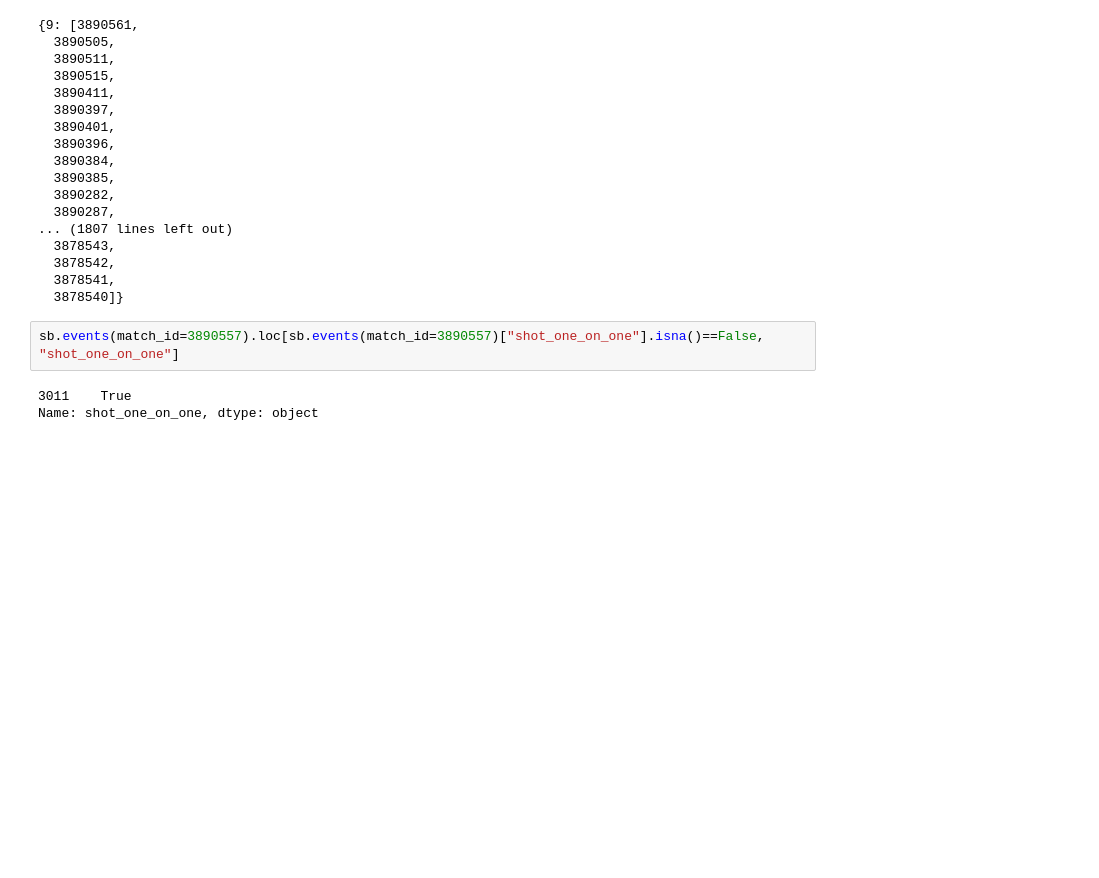
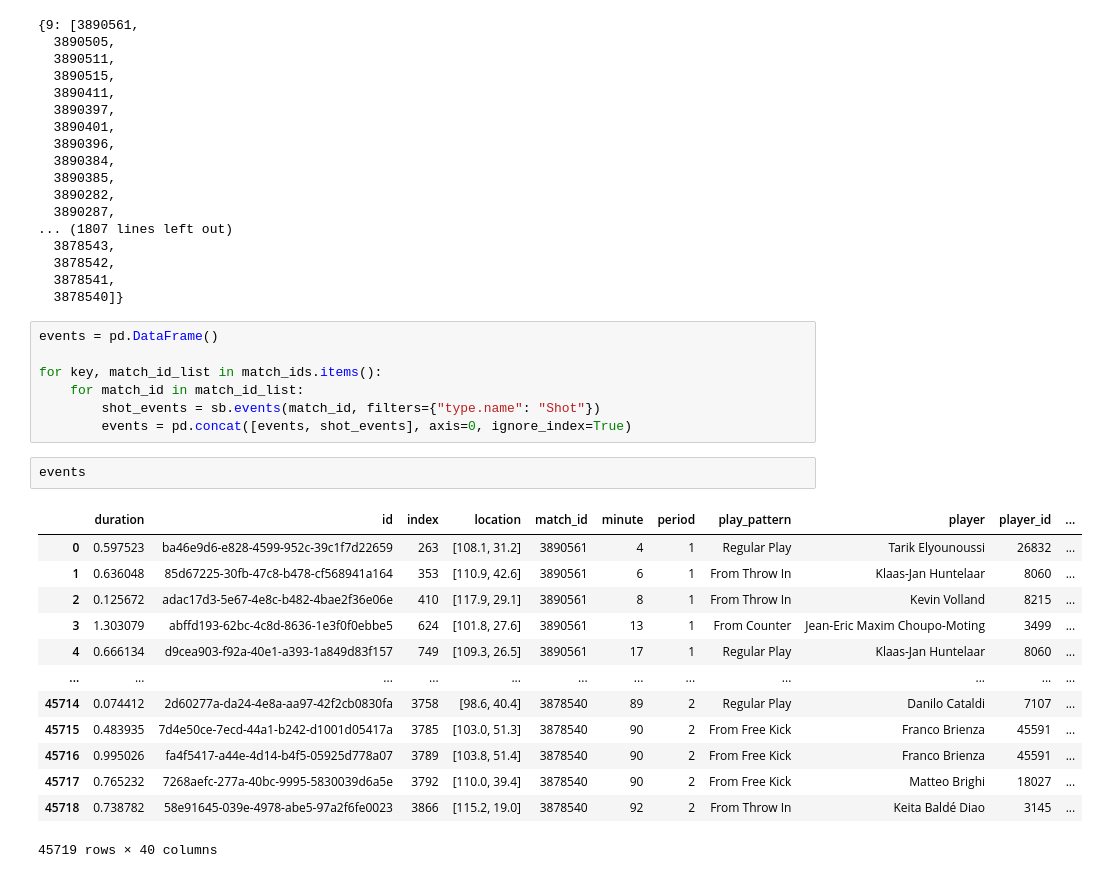
Before and after one commit to kaspar-soukup/expected_goals, a Jupyter notebook: Expected-Goals/notebooks/Getting_data.ipynb, the cells around one changed output. Saved outputs shown, nothing was run; the diff lists cells and outputs as text; blank space fills up the shorter version.

Commit message:
new data loading and eda code

```diff
--- a/Expected-Goals/notebooks/Getting_data.ipynb
+++ b/Expected-Goals/notebooks/Getting_data.ipynb
@@ -70,11 +77,29 @@ match_ids
   3878542,
   3878541,
   3878540]}
-# %%
-sb.events(match_id=3890557).loc[sb.events(match_id=3890557)["shot_one_on_one"].isna()==False, "shot_one_on_one"]
-# %% [output]
-3011    True
-Name: shot_one_on_one, dtype: object
+# %%
+events = pd.DataFrame()
+
+for key, match_id_list in match_ids.items():
+    for match_id in match_id_list:
+        shot_events = sb.events(match_id, filters={"type.name": "Shot"})
+        events = pd.concat([events, shot_events], axis=0, ignore_index=True)
+# %%
+events
+# %% [output]
+|  | duration | id | index | location | match_id | minute | period | play_pattern | player | player_id | ... |
+| 0 | 0.597523 | ba46e9d6-e828-4599-952c-39c1f7d22659 | 263 | [108.1, 31.2] | 3890561 | 4 | 1 | Regular Play | Tarik Elyounoussi | 26832 | ... |
+| 1 | 0.636048 | 85d67225-30fb-47c8-b478-cf568941a164 | 353 | [110.9, 42.6] | 3890561 | 6 | 1 | From Throw In | Klaas-Jan Huntelaar | 8060 | ... |
+| 2 | 0.125672 | adac17d3-5e67-4e8c-b482-4bae2f36e06e | 410 | [117.9, 29.1] | 3890561 | 8 | 1 | From Throw In | Kevin Volland | 8215 | ... |
+| 3 | 1.303079 | abffd193-62bc-4c8d-8636-1e3f0f0ebbe5 | 624 | [101.8, 27.6] | 3890561 | 13 | 1 | From Counter | Jean-Eric Maxim Choupo-Moting | 3499 | ... |
+| 4 | 0.666134 | d9cea903-f92a-40e1-a393-1a849d83f157 | 749 | [109.3, 26.5] | 3890561 | 17 | 1 | Regular Play | Klaas-Jan Huntelaar | 8060 | ... |
+| ... | ... | ... | ... | ... | ... | ... | ... | ... | ... | ... | ... |
+| 45714 | 0.074412 | 2d60277a-da24-4e8a-aa97-42f2cb0830fa | 3758 | [98.6, 40.4] | 3878540 | 89 | 2 | Regular Play | Danilo Cataldi | 7107 | ... |
+| 45715 | 0.483935 | 7d4e50ce-7ecd-44a1-b242-d1001d05417a | 3785 | [103.0, 51.3] | 3878540 | 90 | 2 | From Free Kick | Franco Brienza | 45591 | ... |
+| 45716 | 0.995026 | fa4f5417-a44e-4d14-b4f5-05925d778a07 | 3789 | [103.8, 51.4] | 3878540 | 90 | 2 | From Free Kick | Franco Brienza | 45591 | ... |
+| 45717 | 0.765232 | 7268aefc-277a-40bc-9995-5830039d6a5e | 3792 | [110.0, 39.4] | 3878540 | 90 | 2 | From Free Kick | Matteo Brighi | 18027 | ... |
+| 45718 | 0.738782 | 58e91645-039e-4978-abe5-97a2f6fe0023 | 3866 | [115.2, 19.0] | 3878540 | 92 | 2 | From Throw In | Keita Baldé Diao | 3145 | ... |
+45719 rows × 40 columns
 # %%
 grouped_events = sb.competition_events(
     country="Germany",
```
Also changed, not shown: parts of 5 cells of this notebook, 1 other file.
